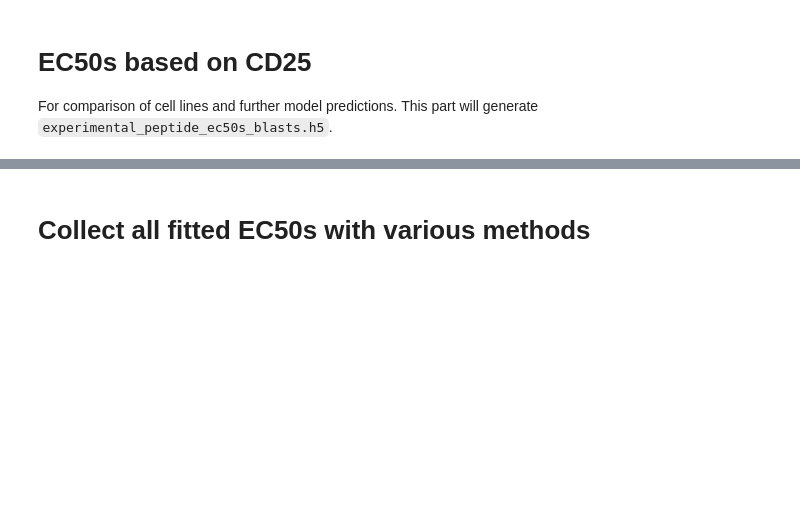
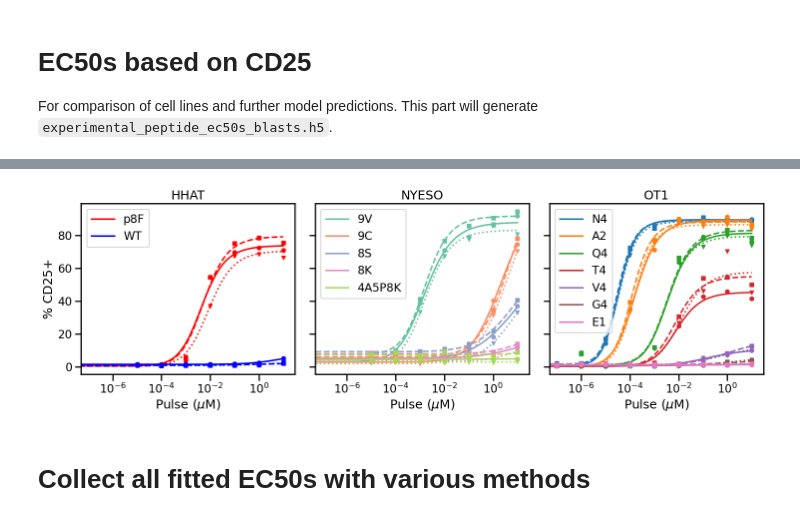
Before and after one commit to frbourassa/tcr_car_antagonism, a Jupyter notebook: secondary_scripts/fitting_EC50s_dose_response.ipynb, the cells around one changed output, grey strips where cells are left out. Drawn from its saved outputs; the diff is of its cells as text; code cells hidden in the pictures; blank space fills up the shorter version.

Commit message:
Finished cleaning and organizing code, saved pre-run Jupyter notebooks, added final plotting code, updated README

```diff
--- a/secondary_scripts/fitting_EC50s_dose_response.ipynb
+++ b/secondary_scripts/fitting_EC50s_dose_response.ipynb
@@ -374,30 +410,3 @@ plt.close()
-# %%
-#@title Plot all hill fit parameters
-#Each spleen separately
-plottingDf = all_fit_results4p.copy()
-
-# Sort peptides
-sort_fct = lambda x: pd.Index([pep_order.index(a) for a in x], name=x.name)
-plottingDf = plottingDf.sort_index(level="Peptide", key=sort_fct)
-
-# Absolute pulse concentration in uM: EC50
-plottingDf["ec50"] = 10**(plottingDf["ec50"] + pulse_min_conc) * 1e6
-plottingDf["amplitude"] = 10**plottingDf["amplitude"]
-plottingDf["background"] = 10**plottingDf["background"]
-
-
-plottingDf.columns.name = 'Statistic'
-
-plottingDf = plottingDf.stack().to_frame('Value')
-g = sns.catplot(data=plottingDf.reset_index(),x='Peptide',y='Value',row='Statistic',
-                hue='CAR',kind='point',col='Cytokine',sharey="row",margin_titles=True,
-                hue_order=["Mock", "CAR_WT", "CAR_Mut"])
-for i in range(g.axes.shape[0]):
-    if all_fit_results4p.columns[i] in ["hill_power", "rsquared"]: continue
-    for j in range(g.axes.shape[1]):
-        g.axes[i, j].set_yscale("log")
-plt.show()
-plt.close()
 # %% [markdown]
 # EC50s based on CD25
 For comparison of cell lines and further model predictions. This part will generate `experimental_peptide_ec50s_blasts.h5`.
@@ -463,34 +509,37 @@ for i, tcr in enumerate(tcrs):
         for r, rep in enumerate(fit_res.index.get_level_values("Replicate").unique()):
             x = df_plot.loc[(pep, rep), "log10 Concentration"].values
             xfit = np.linspace(x.min(), x.max(), 201)
             y = df_plot.loc[(pep, rep), "log10 Cytokine"].values
             pms = fit_res.loc[(pep, rep), "amplitude":"hill_power"].values
             yfit = hillFunction4p(xfit, pms)
             # Restore absolute cytokine scale (for y axis)
             # Error doesn't change: abs. scale is just adding a constant in log scale
             # so error bar is still y_log +- error.
 
             # Restore absolute pulse scale (for x axis)
             x, xfit = x + pulse_min_conc, xfit + pulse_min_conc
 
             # Back to linear scale for plotting
             x, xfit = 10**x, 10**xfit
             # Plot dose in uM, so multiply M doses by 1e6
             lbl = (pep if r == 0 else None)
             ax.plot(x*1e6, y, marker=markers[r], mfc=palette[p], mec=palette[p], ls="none", ms=6)
             ax.plot(xfit*1e6, yfit, color=palette[p], label=lbl, ls=styles[r])
     ax.set(xscale="log")
 # Label and legend as appropriate
 axes[0].set_ylabel("% CD25+")
 for j in range(len(tcrs)):
     axes[j].set_xlabel(r"Pulse ($\mu$M)")
     axes[j].set_xlim([5e-8, 3e1])
     axes[j].set_title(tcrs[j])
     axes[j].legend()#loc="upper left", bbox_to_anchor=(0.98, 0.95))
 fig.tight_layout()
-#fig.savefig("../figures/dose_response/cd25_dose_response_fits.pdf", transparent=True, bbox_inches="tight")
+if do_save_plots:
+    fig.savefig("../figures/dose_response/cd25_dose_response_fits_alltcrs.pdf", transparent=True, bbox_inches="tight")
 plt.show()
 plt.close()
+# %% [output]
+[figure, added]
 # %% [markdown]
 # Collect all fitted EC50s with various methods
 # %%
```
Also changed, not shown: parts of 11 cells of this notebook, 33 other files.
